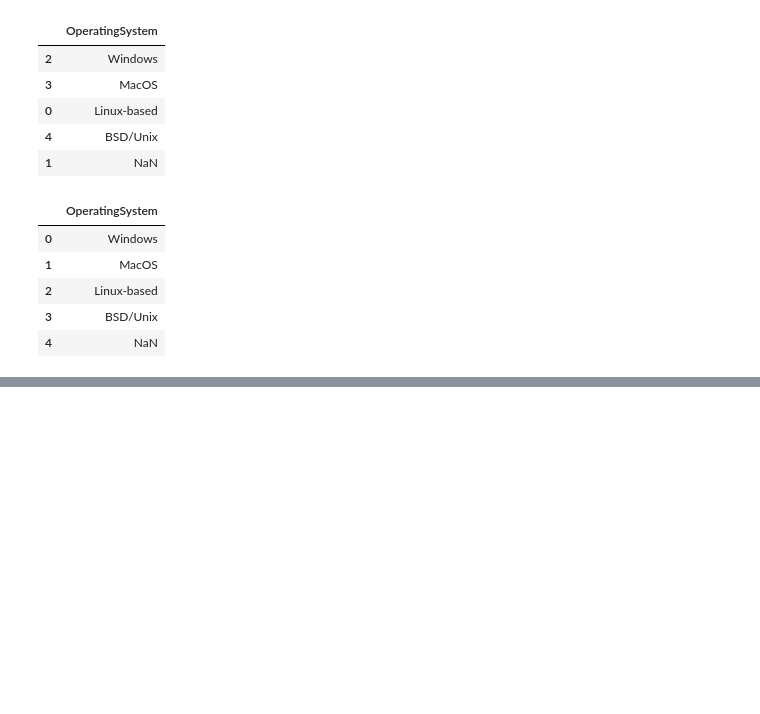
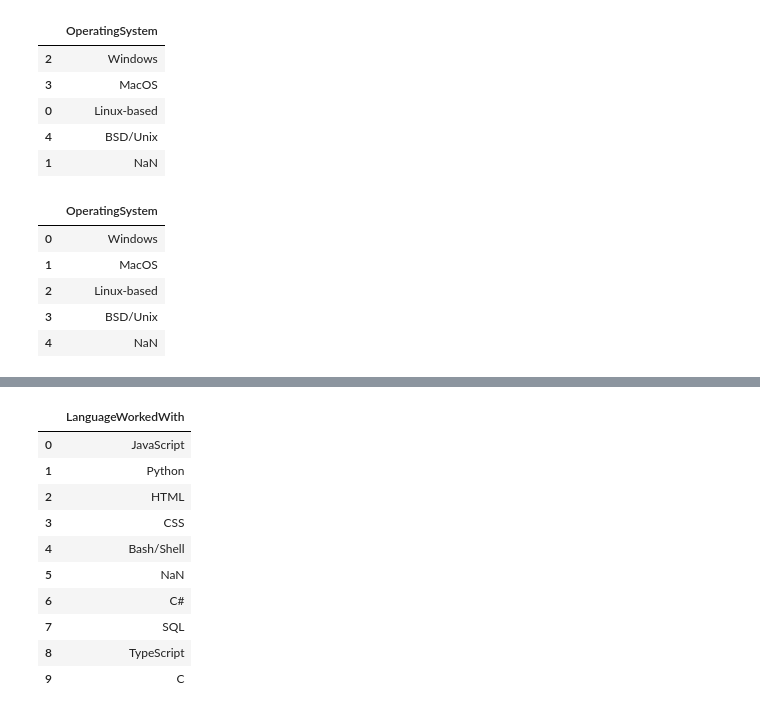
Before and after one commit to hbatistuzzo/Ironhack-FinalProject, a Jupyter notebook: case_AME.ipynb, the cells around one changed output, grey strips where cells are left out. Drawn from its saved outputs; the diff is of its cells as text; code cells hidden in the pictures; blank space fills up the shorter version.

```diff
--- a/case_AME.ipynb
+++ b/case_AME.ipynb
@@ -534,0 +571,16 @@ OS
+# %%
+# Now for Resp_use_language
+language = pd.DataFrame(languages['LanguageWorkedWith'].unique(),columns=['LanguageWorkedWith'])
+language.head(10) #puts como que eu faço pra jogar o nan pro final?
+# %% [output]
+|  | LanguageWorkedWith |
+| 0 | JavaScript |
+| 1 | Python |
+| 2 | HTML |
+| 3 | CSS |
+| 4 | Bash/Shell |
+| 5 | NaN |
+| 6 | C# |
+| 7 | SQL |
+| 8 | TypeScript |
+| 9 | C |
```
Also changed, not shown: parts of 23 cells of this notebook.
